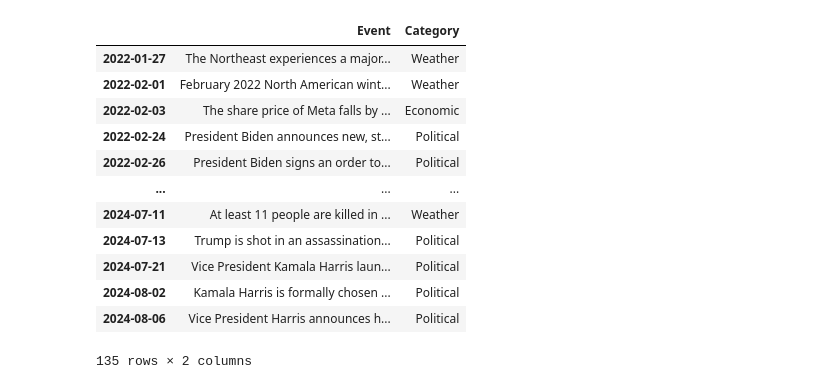
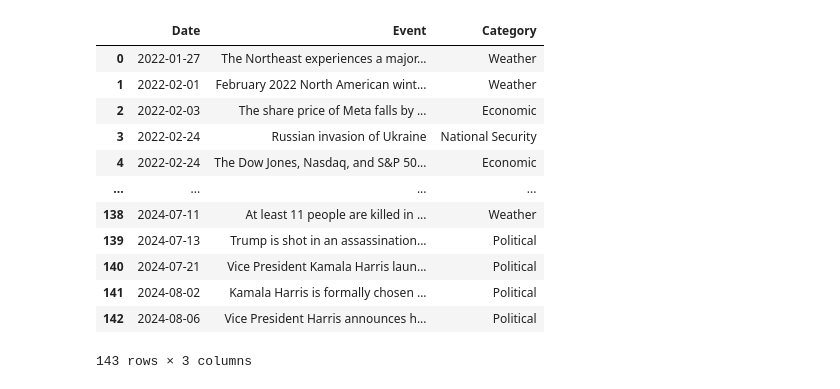
Before and after one commit to pxv6460/Music-is-the-Answer, a Jupyter notebook: Events.ipynb, the cells around one changed output. Cells and saved outputs as stored; diff of their text form; code cells hidden in the pictures.

Commit message:
fixed the events df so now it can have multiple events on the same day

```diff
--- a/Events.ipynb
+++ b/Events.ipynb
@@ -166,16 +164,0 @@ df.to_csv('events_data.csv')
-# %%
-df_events
-# %% [output]
-|  | Event | Category |
-| 2022-01-27 | The Northeast experiences a major... | Weather |
-| 2022-02-01 | February 2022 North American wint... | Weather |
-| 2022-02-03 | The share price of Meta falls by ... | Economic |
-| 2022-02-24 | President Biden announces new, st... | Political |
-| 2022-02-26 | President Biden signs an order to... | Political |
-| ... | ... | ... |
-| 2024-07-11 | At least 11 people are killed in ... | Weather |
-| 2024-07-13 | Trump is shot in an assassination... | Political |
-| 2024-07-21 | Vice President Kamala Harris laun... | Political |
-| 2024-08-02 | Kamala Harris is formally chosen ... | Political |
-| 2024-08-06 | Vice President Harris announces h... | Political |
-135 rows × 2 columns
@@ -181,0 +462,16 @@ df_events
+# %%
+df
+# %% [output]
+|  | Date | Event | Category |
+| 0 | 2022-01-27 | The Northeast experiences a major... | Weather |
+| 1 | 2022-02-01 | February 2022 North American wint... | Weather |
+| 2 | 2022-02-03 | The share price of Meta falls by ... | Economic |
+| 3 | 2022-02-24 | Russian invasion of Ukraine | National Security |
+| 4 | 2022-02-24 | The Dow Jones, Nasdaq, and S&P 50... | Economic |
+| ... | ... | ... | ... |
+| 138 | 2024-07-11 | At least 11 people are killed in ... | Weather |
+| 139 | 2024-07-13 | Trump is shot in an assassination... | Political |
+| 140 | 2024-07-21 | Vice President Kamala Harris laun... | Political |
+| 141 | 2024-08-02 | Kamala Harris is formally chosen ... | Political |
+| 142 | 2024-08-06 | Vice President Harris announces h... | Political |
+143 rows × 3 columns
```
Also changed, not shown: parts of 4 cells of this notebook, 1 other file.
